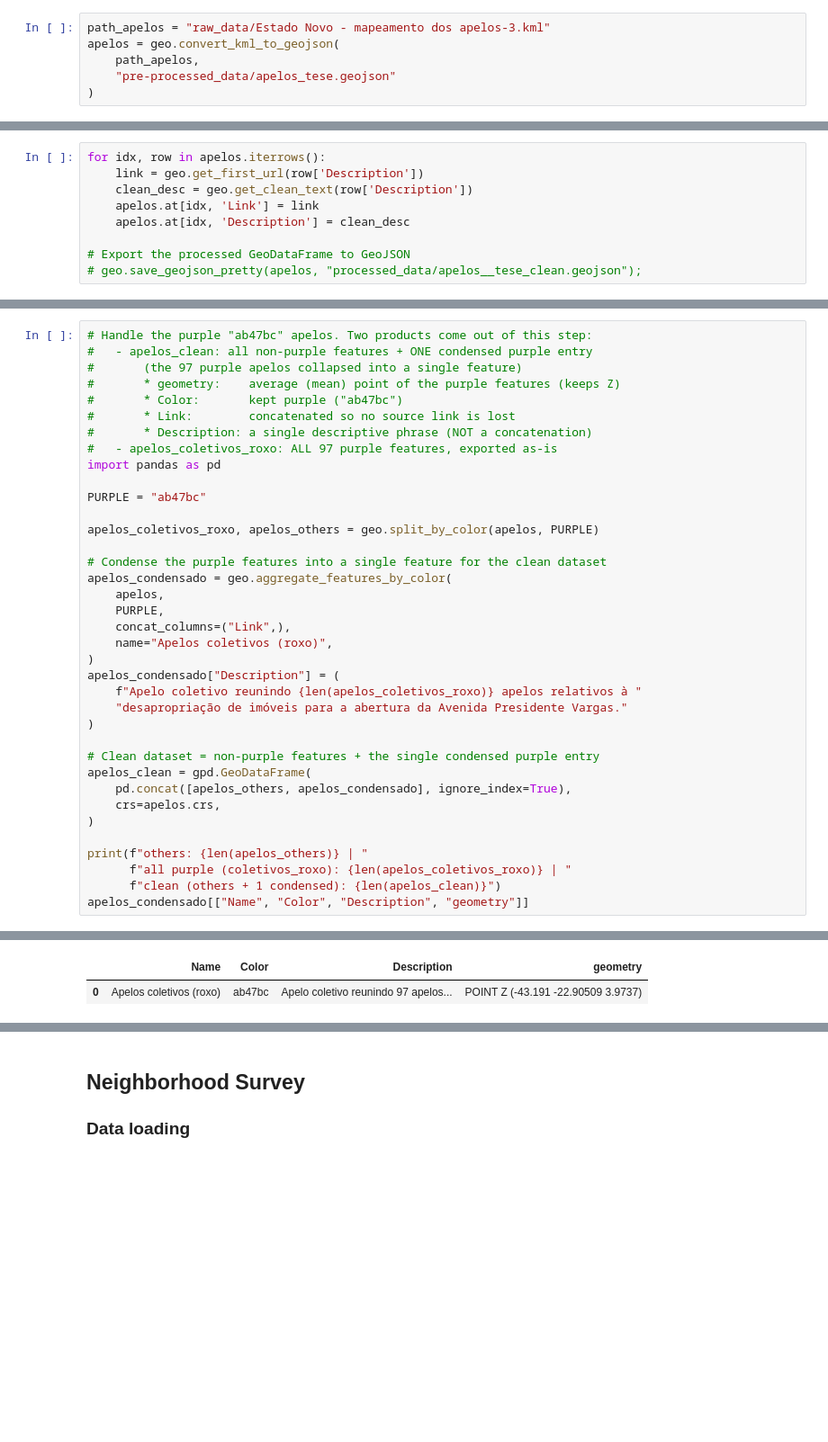
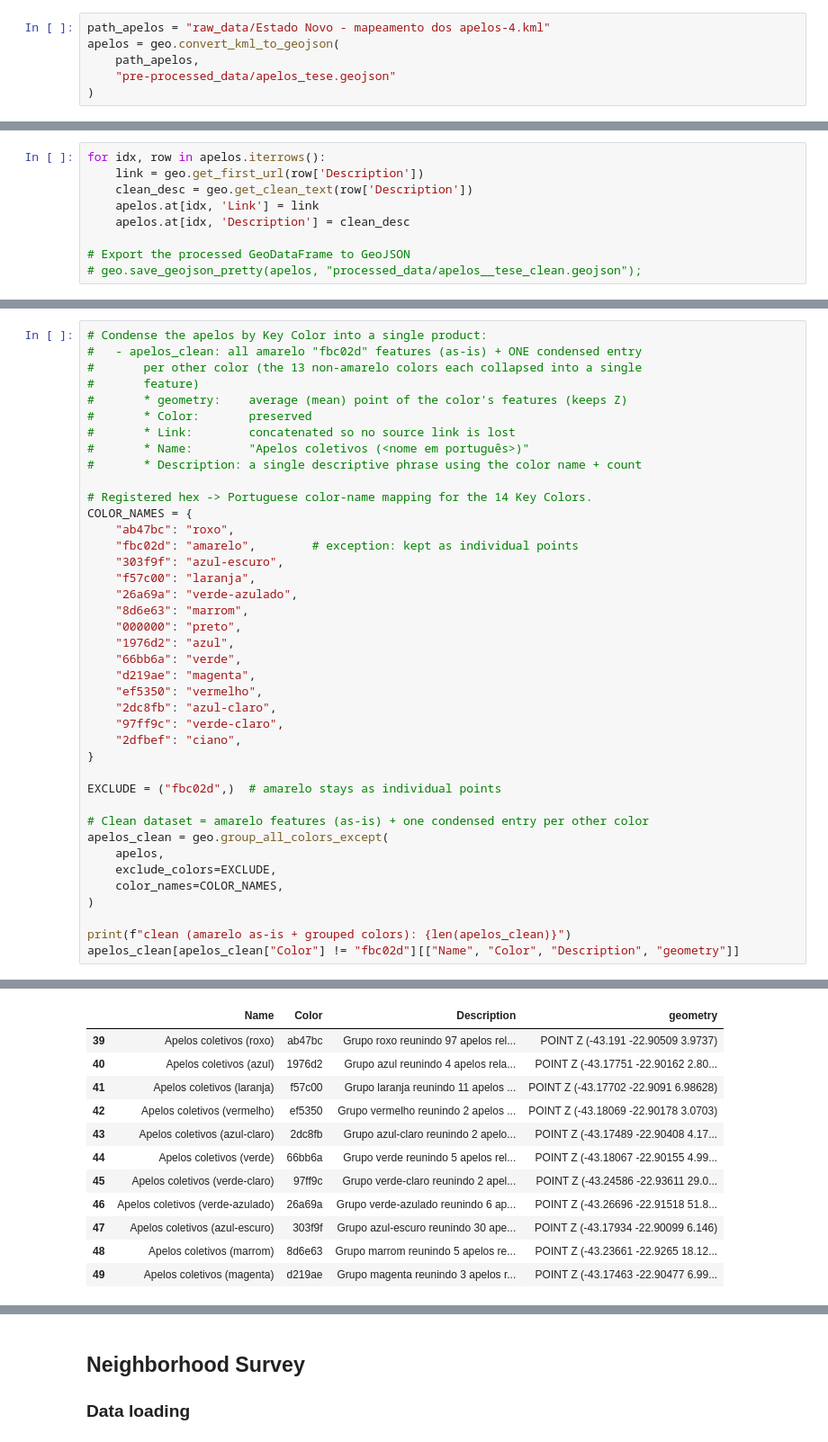
Before and after one commit to eu-cristofer/geo, a Jupyter notebook: 02_processing_KML.ipynb, the cells around one changed output, grey strips where cells are left out. Shown at 90% size. Drawn from its saved outputs; the diff is of its cells as text; blank space fills up the shorter version.

```diff
--- a/02_processing_KML.ipynb
+++ b/02_processing_KML.ipynb
@@ -24,7 +24,7 @@ geo.__version__
 
 ### KML to GeoJSON Conversion <a name="conversion"></a>
 # %%
-path_apelos = "raw_data/Estado Novo - mapeamento dos apelos-3.kml"
+path_apelos = "raw_data/Estado Novo - mapeamento dos apelos-4.kml"
 apelos = geo.convert_kml_to_geojson(
     path_apelos,
     "pre-processed_data/apelos_tese.geojson"
@@ -80,41 +79,44 @@ This step is backed by new helpers added to the `geoprocess` library (version bu
 
 See `CHANGELOG.md` for the full list of code modifications.
 # %%
-# Handle the purple "ab47bc" apelos. Two products come out of this step:
-#   - apelos_clean: all non-purple features + ONE condensed purple entry
-#       (the 97 purple apelos collapsed into a single feature)
-#       * geometry:    average (mean) point of the purple features (keeps Z)
-#       * Color:       kept purple ("ab47bc")
+# Condense the apelos by Key Color into a single product:
+#   - apelos_clean: all amarelo "fbc02d" features (as-is) + ONE condensed entry
+#       per other color (the 13 non-amarelo colors each collapsed into a single
+#       feature)
+#       * geometry:    average (mean) point of the color's features (keeps Z)
+#       * Color:       preserved
 #       * Link:        concatenated so no source link is lost
-#       * Description: a single descriptive phrase (NOT a concatenation)
-#   - apelos_coletivos_roxo: ALL 97 purple features, exported as-is
-import pandas as pd
+#       * Name:        "Apelos coletivos (<nome em português>)"
+#       * Description: a single descriptive phrase using the color name + count
 
-PURPLE = "ab47bc"
+# Registered hex -> Portuguese color-name mapping for the 14 Key Colors.
+COLOR_NAMES = {
+    "ab47bc": "roxo",
+    "fbc02d": "amarelo",        # exception: kept as individual points
+    "303f9f": "azul-escuro",
+    "f57c00": "laranja",
+    "26a69a": "verde-azulado",
+    "8d6e63": "marrom",
+    "000000": "preto",
+    "1976d2": "azul",
+    "66bb6a": "verde",
+    "d219ae": "magenta",
+    "ef5350": "vermelho",
+    "2dc8fb": "azul-claro",
+    "97ff9c": "verde-claro",
+    "2dfbef": "ciano",
+}
 
-apelos_coletivos_roxo, apelos_others = geo.split_by_color(apelos, PURPLE)
+EXCLUDE = ("fbc02d",)  # amarelo stays as individual points
 
-# Condense the purple features into a single feature for the clean dataset
-apelos_condensado = geo.aggregate_features_by_color(
+# Clean dataset = amarelo features (as-is) + one condensed entry per other color
+apelos_clean = geo.group_all_colors_except(
     apelos,
-    PURPLE,
-    concat_columns=("Link",),
-    name="Apelos coletivos (roxo)",
-)
-apelos_condensado["Description"] = (
-    f"Apelo coletivo reunindo {len(apelos_coletivos_roxo)} apelos relativos à "
-    "desapropriação de imóveis para a abertura da Avenida Presidente Vargas."
+    exclude_colors=EXCLUDE,
+    color_names=COLOR_NAMES,
 )
 
-# Clean dataset = non-purple features + the single condensed purple entry
-apelos_clean = gpd.GeoDataFrame(
-    pd.concat([apelos_others, apelos_condensado], ignore_index=True),
-    crs=apelos.crs,
-)
-
-print(f"others: {len(apelos_others)} | "
-      f"all purple (coletivos_roxo): {len(apelos_coletivos_roxo)} | "
-      f"clean (others + 1 condensed): {len(apelos_clean)}")
-apelos_condensado[["Name", "Color", "Description", "geometry"]]
+print(f"clean (amarelo as-is + grouped colors): {len(apelos_clean)}")
+apelos_clean[apelos_clean["Color"] != "fbc02d"][["Name", "Color", "Description", "geometry"]]
 # %% [output]
 ✅ Aggregated 97 'ab47bc' features into 1 feature.
@@ -122,3 +135,13 @@ others: 114 | all purple (coletivos_roxo): 97 | clean (others + 1 condensed): 11
 |  | Name | Color | Description | geometry |
-| 0 | Apelos coletivos (roxo) | ab47bc | Apelo coletivo reunindo 97 apelos... | POINT Z (-43.191 -22.90509 3.9737) |
+| 39 | Apelos coletivos (roxo) | ab47bc | Grupo roxo reunindo 97 apelos rel... | POINT Z (-43.191 -22.90509 3.9737) |
+| 40 | Apelos coletivos (azul) | 1976d2 | Grupo azul reunindo 4 apelos rela... | POINT Z (-43.17751 -22.90162 2.80... |
+| 41 | Apelos coletivos (laranja) | f57c00 | Grupo laranja reunindo 11 apelos ... | POINT Z (-43.17702 -22.9091 6.98628) |
+| 42 | Apelos coletivos (vermelho) | ef5350 | Grupo vermelho reunindo 2 apelos ... | POINT Z (-43.18069 -22.90178 3.0703) |
+| 43 | Apelos coletivos (azul-claro) | 2dc8fb | Grupo azul-claro reunindo 2 apelo... | POINT Z (-43.17489 -22.90408 4.17... |
+| 44 | Apelos coletivos (verde) | 66bb6a | Grupo verde reunindo 5 apelos rel... | POINT Z (-43.18067 -22.90155 4.99... |
+| 45 | Apelos coletivos (verde-claro) | 97ff9c | Grupo verde-claro reunindo 2 apel... | POINT Z (-43.24586 -22.93611 29.0... |
+| 46 | Apelos coletivos (verde-azulado) | 26a69a | Grupo verde-azulado reunindo 6 ap... | POINT Z (-43.26696 -22.91518 51.8... |
+| 47 | Apelos coletivos (azul-escuro) | 303f9f | Grupo azul-escuro reunindo 30 ape... | POINT Z (-43.17934 -22.90099 6.146) |
+| 48 | Apelos coletivos (marrom) | 8d6e63 | Grupo marrom reunindo 5 apelos re... | POINT Z (-43.23661 -22.9265 18.12... |
+| 49 | Apelos coletivos (magenta) | d219ae | Grupo magenta reunindo 3 apelos r... | POINT Z (-43.17463 -22.90477 6.99... |
 # %%
```
Also changed, not shown: parts of 6 cells of this notebook, 10 other files.
